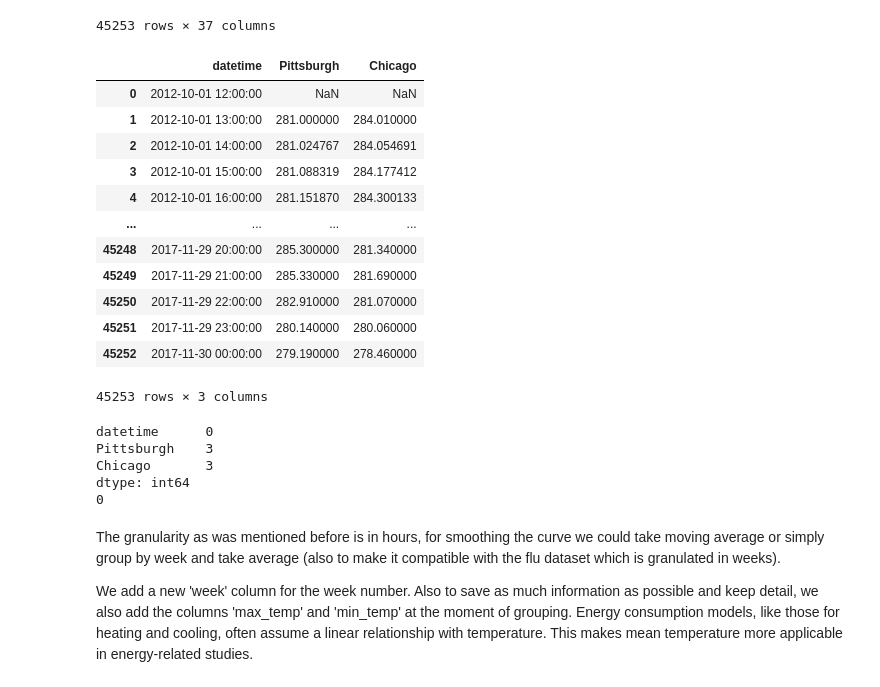
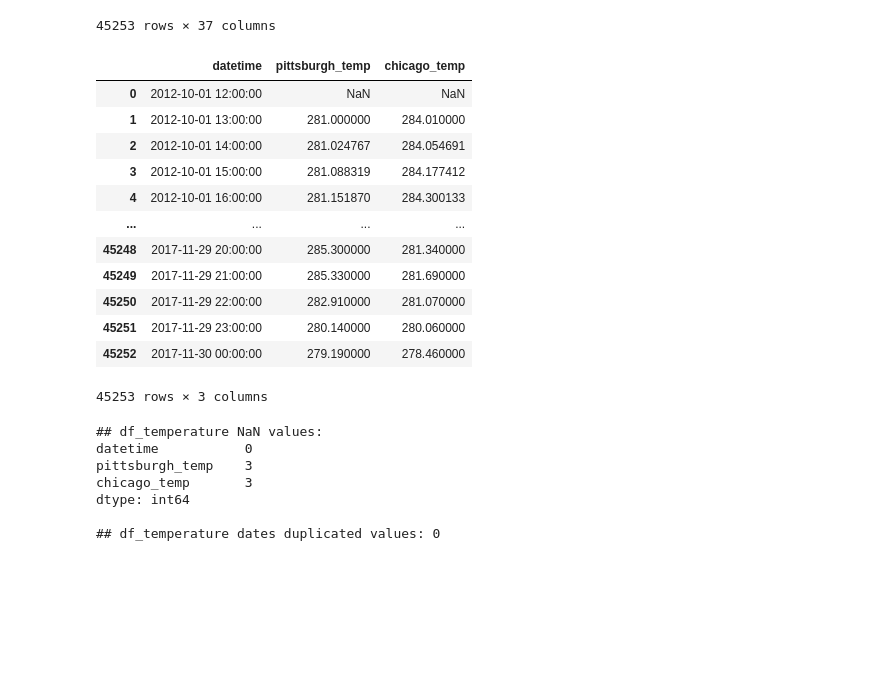
Before and after one commit to Somerillo/DI-Final_Project, a Jupyter notebook: time_series.ipynb, the cells around one changed output. Saved outputs shown, nothing was run; the diff lists cells and outputs as text; code cells hidden in the pictures; blank space fills up the shorter version.

Commit message:
data ingestion/wrangling energy load

```diff
--- a/time_series.ipynb
+++ b/time_series.ipynb
@@ -78,15 +78,19 @@ display(df)
 45253 rows × 37 columns
 # %%
 df_temperature = df[['datetime', 'Pittsburgh', 'Chicago']].copy()
-display(df_temperature)
 
 # export it as CSV
 df_temperature.to_csv('raw_temperature.csv', index=False)
 
+# change col names
+df_temperature.columns = ['datetime', 'pittsburgh_temp', 'chicago_temp']
+
 # change 'datetime' format
 df_temperature['datetime'] = pd.to_datetime(df_temperature['datetime'])
+
+display(df_temperature)
 # %% [output]
-|  | datetime | Pittsburgh | Chicago |
+|  | datetime | pittsburgh_temp | chicago_temp |
 | 0 | 2012-10-01 12:00:00 | NaN | NaN |
 | 1 | 2012-10-01 13:00:00 | 281.000000 | 284.010000 |
 | 2 | 2012-10-01 14:00:00 | 281.024767 | 284.054691 |
@@ -101,16 +105,14 @@ df_temperature['datetime'] = pd.to_datetime(df_temperature['datetime'])
 45253 rows × 3 columns
 # %%
 # for completitude we count NaNs and duplicates
-# the few NaNs will be absorbed later on the week grouping
-print(df_temperature.isna().sum())
-print(df_temperature.duplicated().sum())
+# the few NaNs will be absorbed later on the average
+print(f'## df_temperature NaN values: \n{df_temperature.isna().sum()}\n')
+print(f'## df_temperature dates duplicated values: {df_temperature['datetime'].duplicated().sum()}')
 # %% [output]
-datetime      0
-Pittsburgh    3
-Chicago       3
+## df_temperature NaN values:
+datetime           0
+pittsburgh_temp    3
+chicago_temp       3
 dtype: int64
-0
+
+## df_temperature dates duplicated values: 0
-# %% [markdown]
-The granularity as was mentioned before is in hours, for smoothing the curve we could take moving average or simply group by week and take average (also to make it compatible with the flu dataset which is granulated in weeks).
-
-We add a new 'week' column for the week number. Also to save as much information as possible and keep detail, we also add the columns 'max_temp' and 'min_temp' at the moment of grouping. Energy consumption models, like those for heating and cooling, often assume a linear relationship with temperature. This makes mean temperature more applicable in energy-related studies.
```
Also changed, not shown: parts of 25 cells of this notebook, 4 other files.
